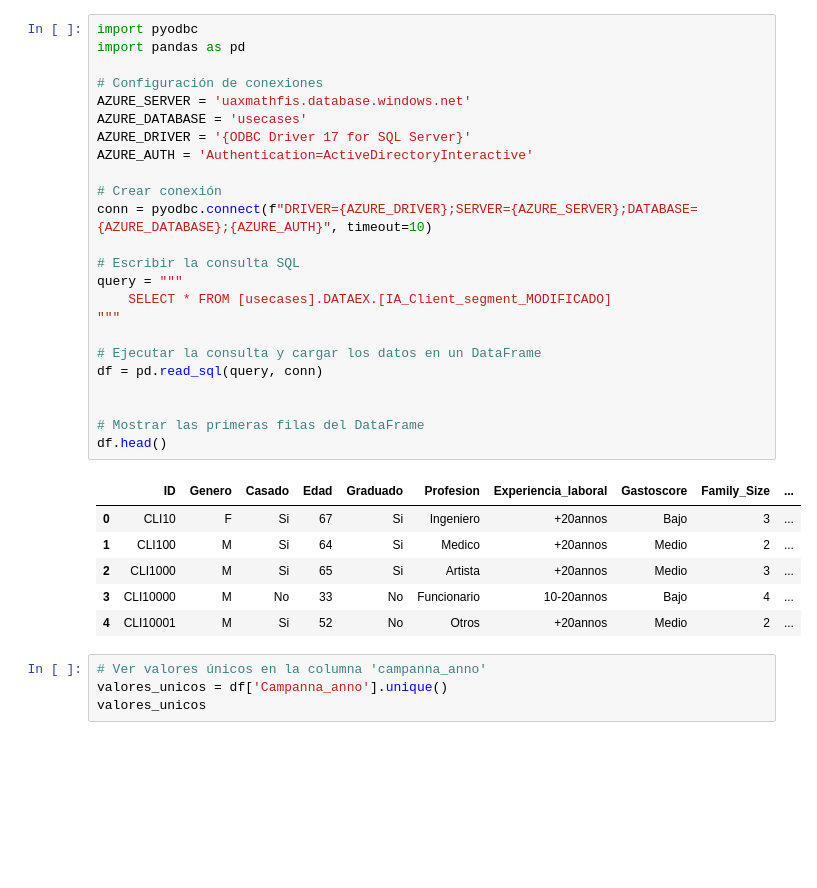
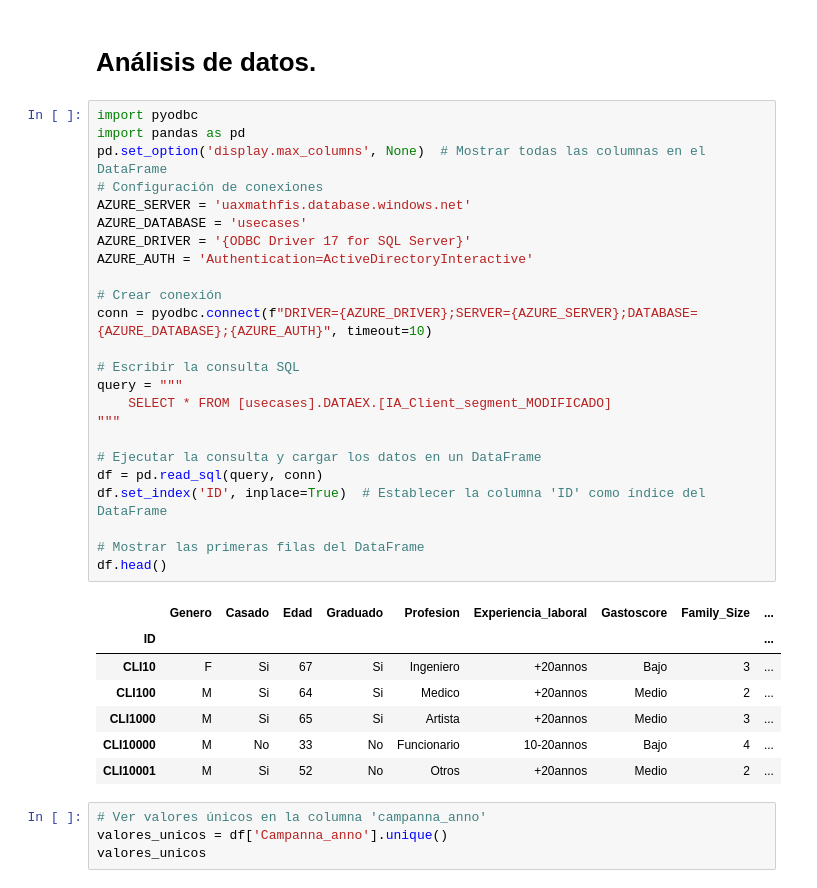
Before and after one commit to josean9/Caso2PCA, a Jupyter notebook: notebooks/analisisDatos.ipynb, the cells around one changed output. Saved outputs shown, nothing was run; the diff lists cells and outputs as text; blank space fills up the shorter version.

```diff
--- a/notebooks/analisisDatos.ipynb
+++ b/notebooks/analisisDatos.ipynb
@@ -1,34 +1,37 @@
+# %% [markdown]
+# Análisis de datos.
 # %%
 import pyodbc
 import pandas as pd
-
+pd.set_option('display.max_columns', None)  # Mostrar todas las columnas en el DataFrame
 # Configuración de conexiones
 AZURE_SERVER = 'uaxmathfis.database.windows.net'
 AZURE_DATABASE = 'usecases'
 AZURE_DRIVER = '{ODBC Driver 17 for SQL Server}'
 AZURE_AUTH = 'Authentication=ActiveDirectoryInteractive'
 
 # Crear conexión
 conn = pyodbc.connect(f"DRIVER={AZURE_DRIVER};SERVER={AZURE_SERVER};DATABASE={AZURE_DATABASE};{AZURE_AUTH}", timeout=10)
 
 # Escribir la consulta SQL
 query = """
     SELECT * FROM [usecases].DATAEX.[IA_Client_segment_MODIFICADO]
 """
 
 # Ejecutar la consulta y cargar los datos en un DataFrame
 df = pd.read_sql(query, conn)
-
+df.set_index('ID', inplace=True)  # Establecer la columna 'ID' como índice del DataFrame
 
 # Mostrar las primeras filas del DataFrame
 df.head()
 # %% [output]
-|  | ID | Genero | Casado | Edad | Graduado | Profesion | Experiencia_laboral | Gastoscore | Family_Size | ... |
-| 0 | CLI10 | F | Si | 67 | Si | Ingeniero | +20annos | Bajo | 3 | ... |
-| 1 | CLI100 | M | Si | 64 | Si | Medico | +20annos | Medio | 2 | ... |
-| 2 | CLI1000 | M | Si | 65 | Si | Artista | +20annos | Medio | 3 | ... |
-| 3 | CLI10000 | M | No | 33 | No | Funcionario | 10-20annos | Bajo | 4 | ... |
-| 4 | CLI10001 | M | Si | 52 | No | Otros | +20annos | Medio | 2 | ... |
+|  | Genero | Casado | Edad | Graduado | Profesion | Experiencia_laboral | Gastoscore | Family_Size | ... |
+| ID |  |  |  |  |  |  |  |  | ... |
+| CLI10 | F | Si | 67 | Si | Ingeniero | +20annos | Bajo | 3 | ... |
+| CLI100 | M | Si | 64 | Si | Medico | +20annos | Medio | 2 | ... |
+| CLI1000 | M | Si | 65 | Si | Artista | +20annos | Medio | 3 | ... |
+| CLI10000 | M | No | 33 | No | Funcionario | 10-20annos | Bajo | 4 | ... |
+| CLI10001 | M | Si | 52 | No | Otros | +20annos | Medio | 2 | ... |
 # %%
 # Ver valores únicos en la columna 'campanna_anno'
 valores_unicos = df['Campanna_anno'].unique()
```
Also changed, not shown: parts of 41 cells of this notebook.
